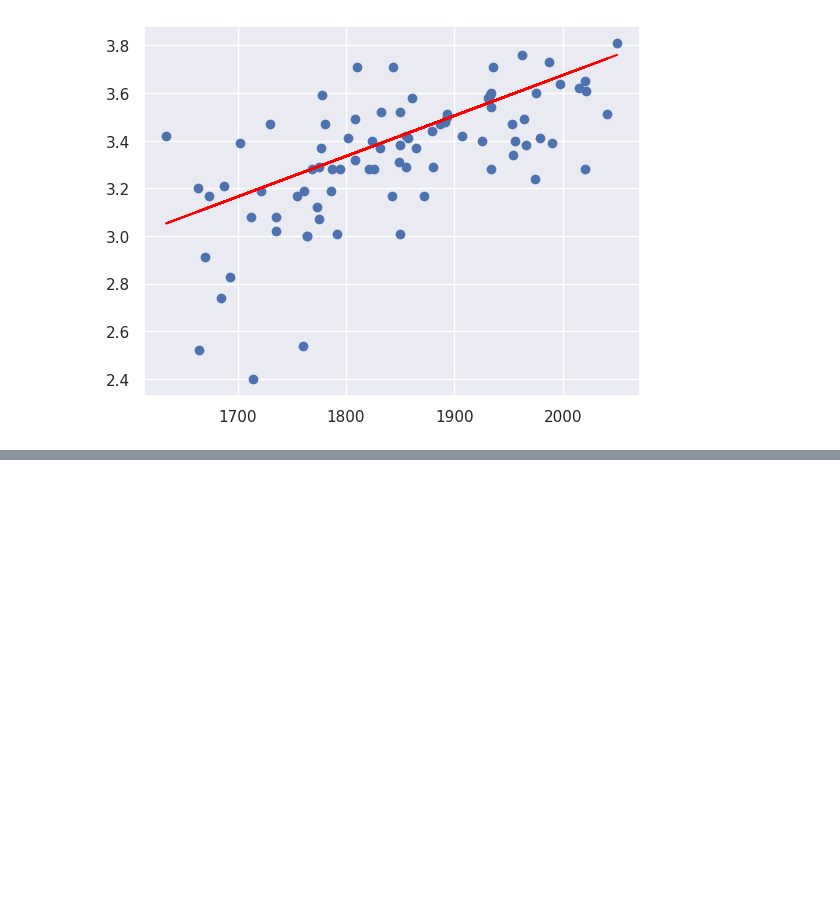
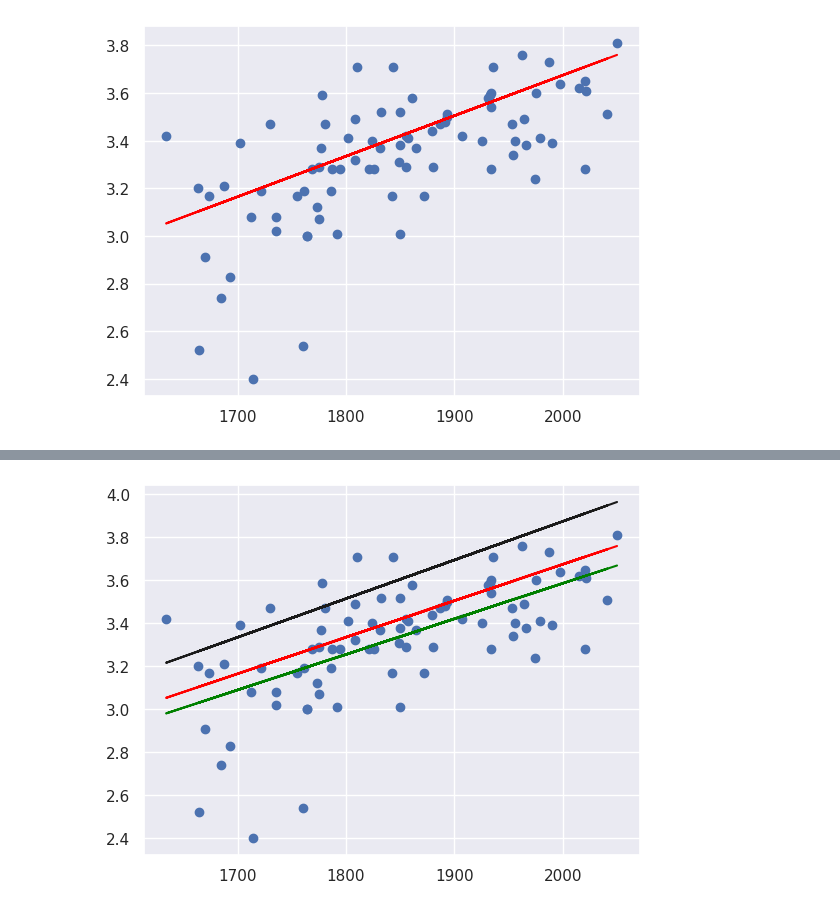
Before and after one commit to ArunK-ML/Learn----Statsmodels-statistical-modeling-and-hypothesis-testing-, a Jupyter notebook: StatsModels.ipynb, the cells around one changed output, grey strips where cells are left out. Saved outputs shown, nothing was run; the diff lists cells and outputs as text; code cells hidden in the pictures; blank space fills up the shorter version.

```diff
--- a/StatsModels.ipynb
+++ b/StatsModels.ipynb
@@ -135,0 +152,10 @@ plt.show()
+# %%
+yhat_original = model.params[0] + (model.params[1] * x1)
+
+plt.scatter(x1,y)
+plt.plot(x1,yhat,color="red")
+plt.plot(x1,yhat1,color="k")
+plt.plot(x1,yhat_original,color="green")
+plt.show()
+# %% [output]
+[figure, added]
```
Also changed, not shown: parts of 5 cells of this notebook.
